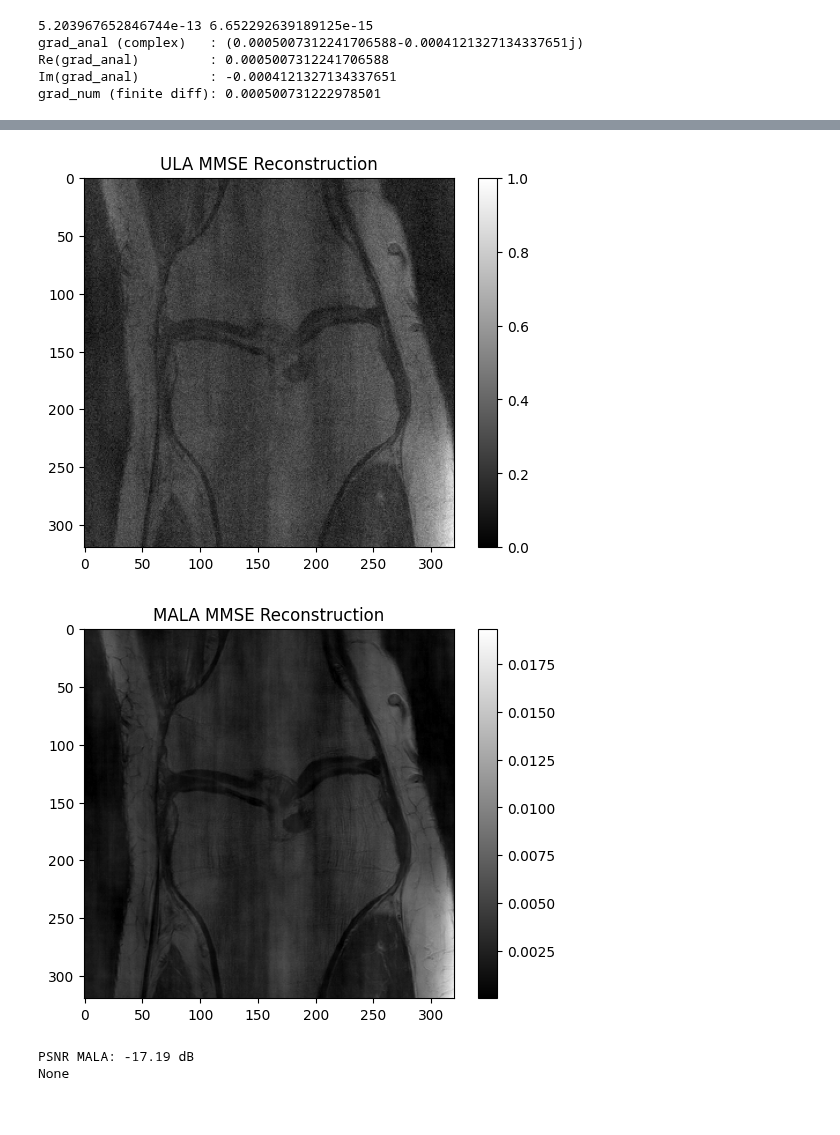
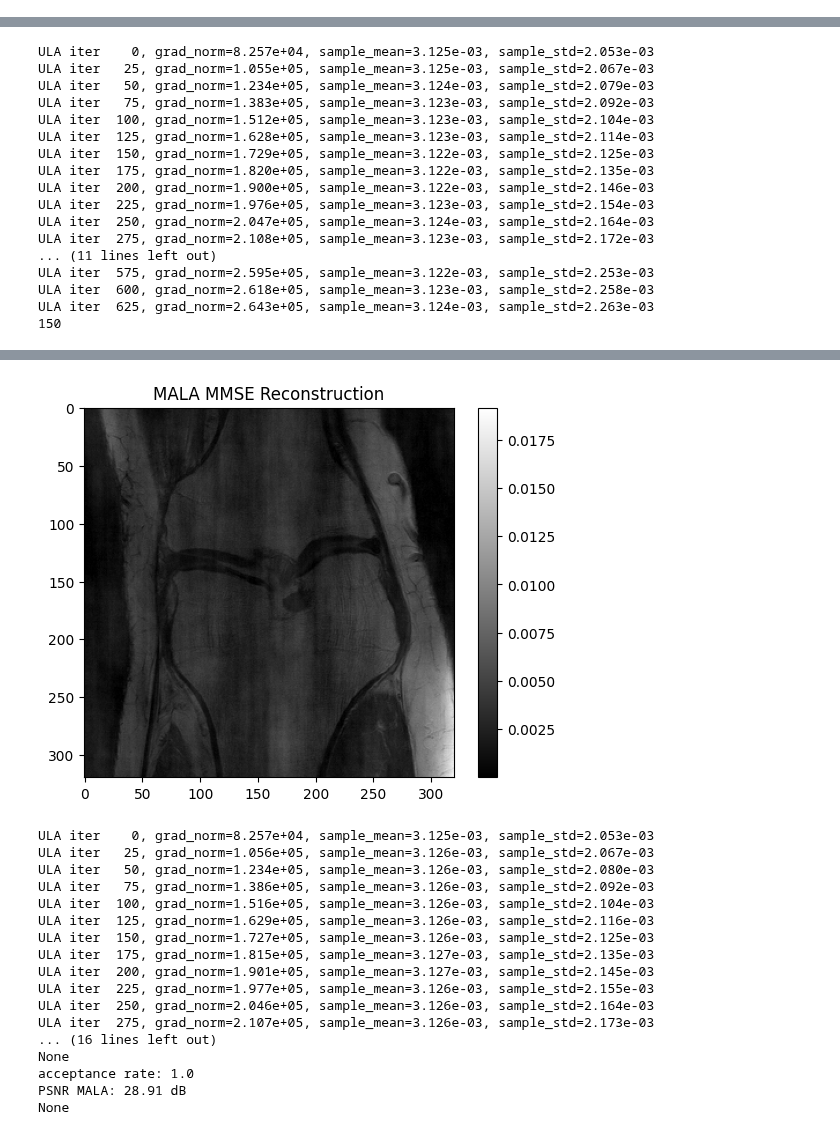
Before and after one commit to jkostaa/bachelor-thesis, a Jupyter notebook: notebooks/ula_test.ipynb, the cells around one changed output, grey strips where cells are left out. Drawn from its saved outputs; the diff is of its cells as text; code cells hidden in the pictures.

```diff
--- a/notebooks/ula_test.ipynb
+++ b/notebooks/ula_test.ipynb
@@ -57,13 +57,15 @@ y = y / np.abs(y).max()
 
 map_estimator = MAPEstimator(mask, 0.95, 0.01, 1e-2) # def-> 0.95, 0.01, 1e-2, 0.1, 100)
 ula_estimator = MMSEEstimatorULA(mask, 0.001, 0.1, 1e-2, 1e-9, 350, 2, 150) # stepsize = 1e-2
-mala_estimator = MMSEEstimatorMALA(mask, 1, 2, 100e-2, 1e-6, 350, 2, 100)
+mala_estimator = MMSEEstimatorMALA(mask, 0.001, 2, 100e-2, 5e-11, 150, 2, 100)
 
-abs_err, rel_err = map_estimator.adjoint_test(slice_target.shape)
-print(abs_err, rel_err)
+#abs_err, rel_err = map_estimator.adjoint_test(slice_target.shape)
+# print(abs_err, rel_err)
 
-x0 = np.real(mala_estimator.map_estimator.A_adj(y))
-mala_estimator.gradient_check(x0, y)
+# x0 = np.real(mala_estimator.map_estimator.A_adj(y))
+# mala_estimator.gradient_check(x0, y)
+# mala_estimator.check_tv_grad()
+# mala_estimator.energy_check(x0,y)
 #map_reconstruct = map_estimator.subgradient_descent(y)
 
 
@@ -110,8 +112,8 @@ plt.title("MALA MMSE Reconstruction")
 plt.colorbar()
 plt.show()
 
-# psnr_ula = psnr(ula_estimator.compute_mmse_estimate(y), slice_target)
-# print(print(f"PSNR ULA: {psnr_ula:.2f} dB"))
+psnr_ula = psnr(ula_estimator.compute_mmse_estimate(y), slice_target)
+print(print(f"PSNR ULA: {psnr_ula:.2f} dB"))
 
 psnr_mala = psnr(mala_estimator.compute_mmse_estimate(y), slice_target)
 print(print(f"PSNR MALA: {psnr_mala:.2f} dB"))
@@ -120,10 +122,22 @@ print(print(f"PSNR MALA: {psnr_mala:.2f} dB"))
 # psnr_zero = psnr(zero_image, slice_target)
 # print(print(f"PSNR zeros: {psnr_zero:.2f} dB"))
 # %% [output]
-5.203967652846744e-13 6.652292639189125e-15
-grad_anal (complex)   : (0.0005007312241706588-0.0004121327134337651j)
-Re(grad_anal)         : 0.0005007312241706588
-Im(grad_anal)         : -0.0004121327134337651
-grad_num (finite diff): 0.000500731222978501
 [figure]
 [figure]
+ULA iter    0, grad_norm=8.257e+04, sample_mean=3.125e-03, sample_std=2.053e-03
+ULA iter   25, grad_norm=1.055e+05, sample_mean=3.125e-03, sample_std=2.067e-03
+ULA iter   50, grad_norm=1.234e+05, sample_mean=3.124e-03, sample_std=2.079e-03
+ULA iter   75, grad_norm=1.383e+05, sample_mean=3.123e-03, sample_std=2.092e-03
+ULA iter  100, grad_norm=1.512e+05, sample_mean=3.123e-03, sample_std=2.104e-03
+ULA iter  125, grad_norm=1.628e+05, sample_mean=3.123e-03, sample_std=2.114e-03
+ULA iter  150, grad_norm=1.729e+05, sample_mean=3.122e-03, sample_std=2.125e-03
+ULA iter  175, grad_norm=1.820e+05, sample_mean=3.122e-03, sample_std=2.135e-03
+ULA iter  200, grad_norm=1.900e+05, sample_mean=3.122e-03, sample_std=2.146e-03
+ULA iter  225, grad_norm=1.976e+05, sample_mean=3.123e-03, sample_std=2.154e-03
+ULA iter  250, grad_norm=2.047e+05, sample_mean=3.124e-03, sample_std=2.164e-03
+ULA iter  275, grad_norm=2.108e+05, sample_mean=3.123e-03, sample_std=2.172e-03
+... (11 lines left out)
+ULA iter  575, grad_norm=2.595e+05, sample_mean=3.122e-03, sample_std=2.253e-03
+ULA iter  600, grad_norm=2.618e+05, sample_mean=3.123e-03, sample_std=2.258e-03
+ULA iter  625, grad_norm=2.643e+05, sample_mean=3.124e-03, sample_std=2.263e-03
+150
@@ -147,4 +146,18 @@ ULA iter  625, grad_norm=2.677e+05, sample_mean=3.124e-03+0.000e+00j, sample_std
-[figure]
-[figure, old version]
+[figure, new version]
-PSNR MALA: -17.19 dB
+ULA iter    0, grad_norm=8.257e+04, sample_mean=3.125e-03, sample_std=2.053e-03
+ULA iter   25, grad_norm=1.056e+05, sample_mean=3.126e-03, sample_std=2.067e-03
+ULA iter   50, grad_norm=1.234e+05, sample_mean=3.126e-03, sample_std=2.080e-03
+ULA iter   75, grad_norm=1.386e+05, sample_mean=3.126e-03, sample_std=2.092e-03
+ULA iter  100, grad_norm=1.516e+05, sample_mean=3.126e-03, sample_std=2.104e-03
+ULA iter  125, grad_norm=1.629e+05, sample_mean=3.126e-03, sample_std=2.116e-03
+ULA iter  150, grad_norm=1.727e+05, sample_mean=3.126e-03, sample_std=2.125e-03
+ULA iter  175, grad_norm=1.815e+05, sample_mean=3.127e-03, sample_std=2.135e-03
+ULA iter  200, grad_norm=1.901e+05, sample_mean=3.127e-03, sample_std=2.145e-03
+ULA iter  225, grad_norm=1.977e+05, sample_mean=3.126e-03, sample_std=2.155e-03
+ULA iter  250, grad_norm=2.046e+05, sample_mean=3.126e-03, sample_std=2.164e-03
+ULA iter  275, grad_norm=2.107e+05, sample_mean=3.126e-03, sample_std=2.173e-03
+... (16 lines left out)
 None
+acceptance rate: 1.0
+PSNR MALA: 28.91 dB
+None
```
Also changed, not shown: parts of 2 cells of this notebook, 5 other files.
